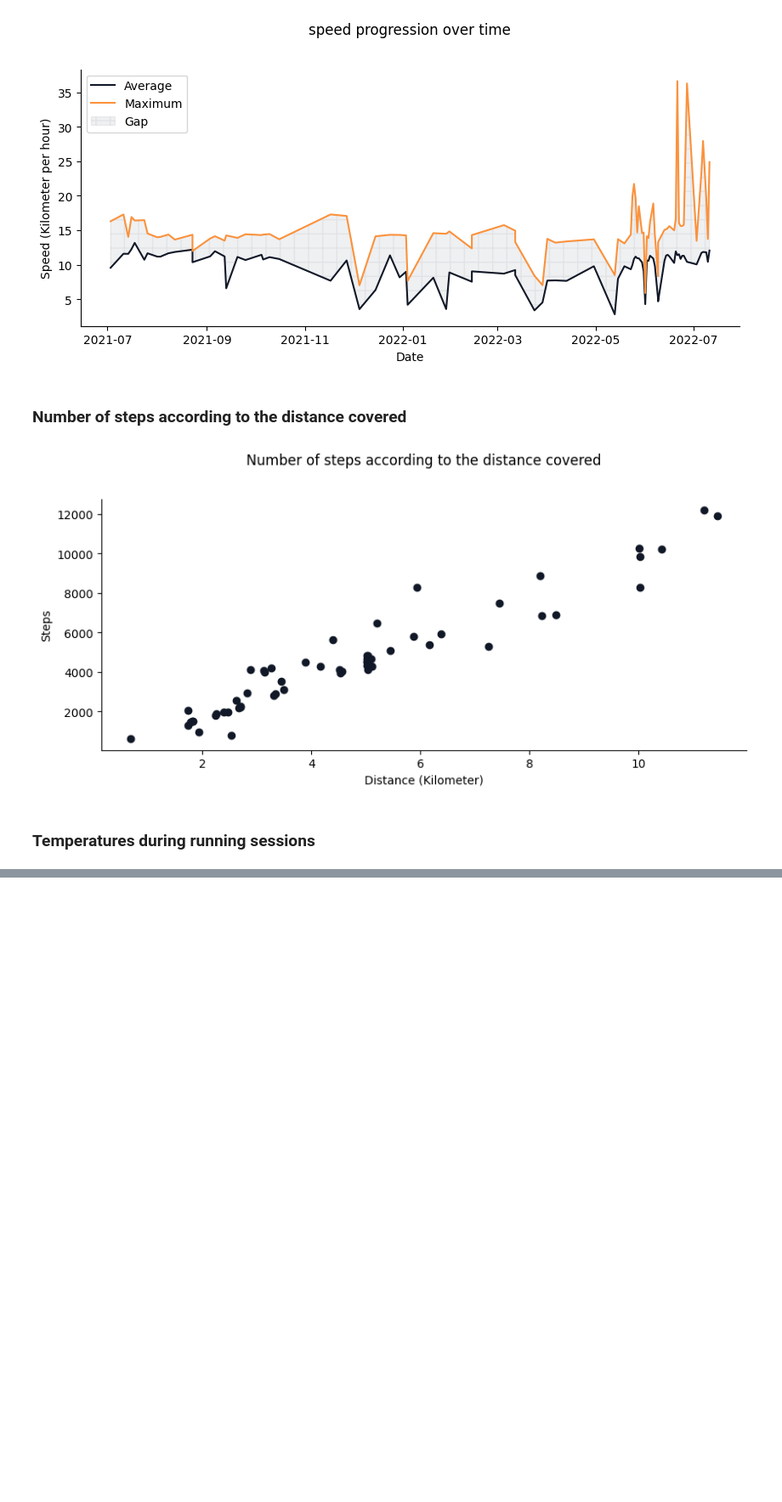
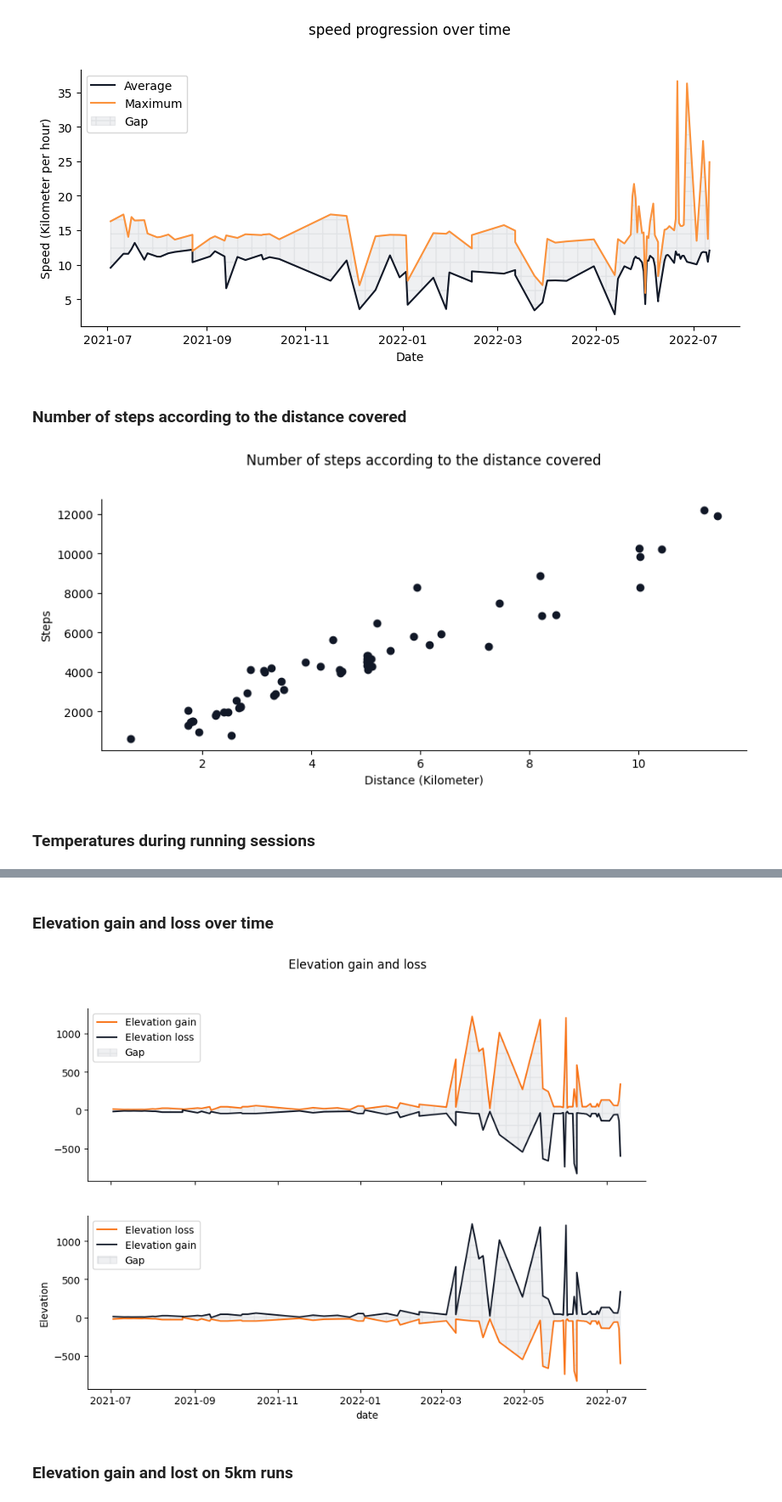
Before and after one commit to bernard-ng/running-visualization, a Jupyter notebook: running_data_visualization.ipynb, the cells around one changed output, grey strips where cells are left out. Shown at 85% size. Cells and saved outputs as stored; diff of their text form; code cells hidden in the pictures; blank space fills up the shorter version.

```diff
--- a/running_data_visualization.ipynb
+++ b/running_data_visualization.ipynb
@@ -365,0 +369,62 @@ for ax in axs:
+# %% [markdown]
+### Elevation gain and loss over time
+# %%
+elevation_df = sessions_df[['created_at', 'elevation_gain', 'elevation_loss', 'distance']].sort_values(by='created_at')
+elevation_df = elevation_df.reset_index(drop=True)
+elevation_df = elevation_df[elevation_df['created_at'] > dt.date(2021, 1, 1)]
+
+minimum = elevation_df['elevation_gain'].min()
+maximum = elevation_df['elevation_gain'].max()
+average = elevation_df['elevation_gain'].mean()
+
+fig, axs = plt.subplots(2, figsize=(10, 7), dpi=100, sharex=True, sharey=True)
+fig.suptitle("Elevation gain and loss")
+plt.rcParams['axes.titlepad'] = 30
+plt.xlabel("date")
+plt.ylabel("Elevation")
+
+axs[0].plot(
+    elevation_df['created_at'],
+    elevation_df['elevation_gain'],
+    color=colors['orange'][500],
+    label="Elevation gain"
+);
+
+axs[0].plot(
+    elevation_df['created_at'],
+    elevation_df['elevation_loss'],
+    color=colors['gray'][900],
+    label="Elevation loss"
+);
+
+axs[1].plot(
+    elevation_df['created_at'],
+    elevation_df['elevation_loss'],
+    color=colors['orange'][500],
+    label="Elevation loss"
+);
+
+axs[1].plot(
+    elevation_df['created_at'],
+    elevation_df['elevation_gain'],
+    color=colors['gray'][900],
+    label="Elevation gain"
+);
+
+for ax in axs:
+    ax.spines['right'].set_visible(False)
+    ax.spines['top'].set_visible(False);
+    ax.fill_between(
+        elevation_df['created_at'],
+        elevation_df['elevation_loss'],
+        elevation_df['elevation_gain'],
+        color=colors['gray'][500],
+        alpha=0.1,
+        hatch="+",
+        label="Gap"
+    )
+    ax.legend();
+# %% [output]
+[figure, added]
+# %% [markdown]
+### Elevation gain and lost on 5km runs
```
Also changed, not shown: parts of 14 cells of this notebook.
